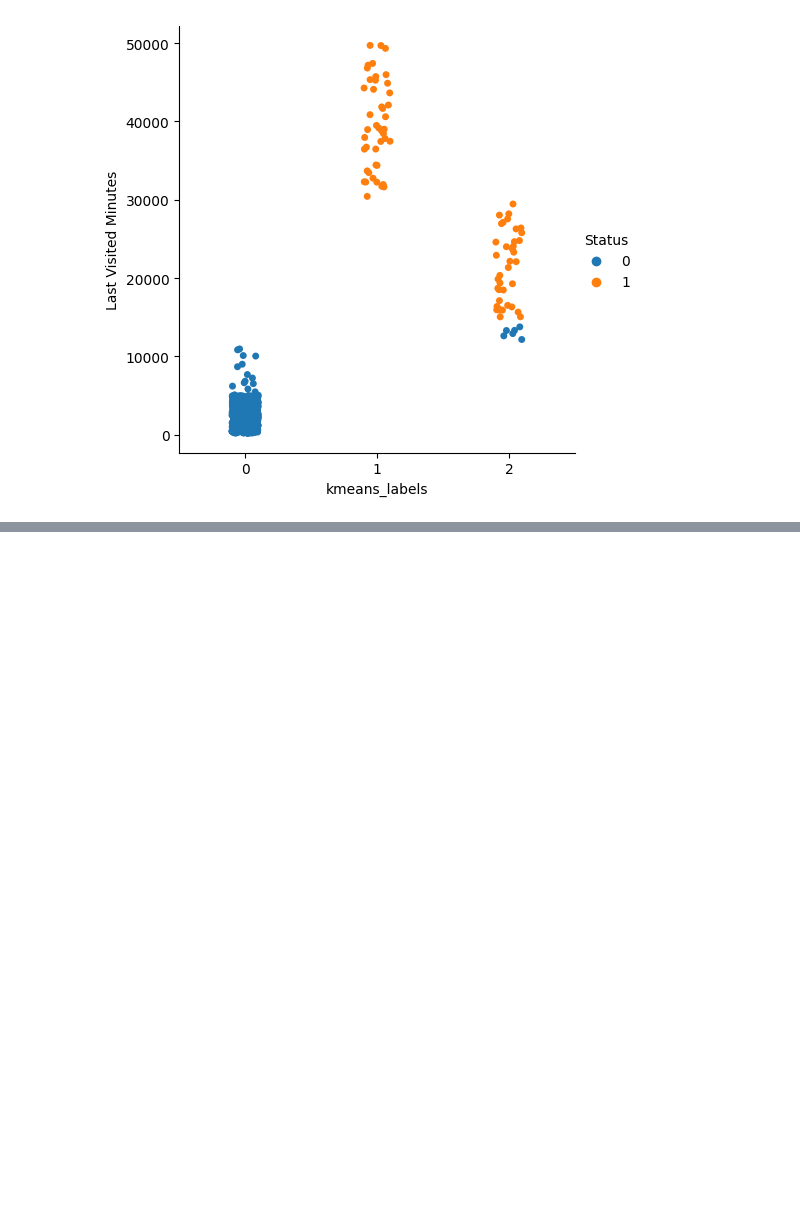
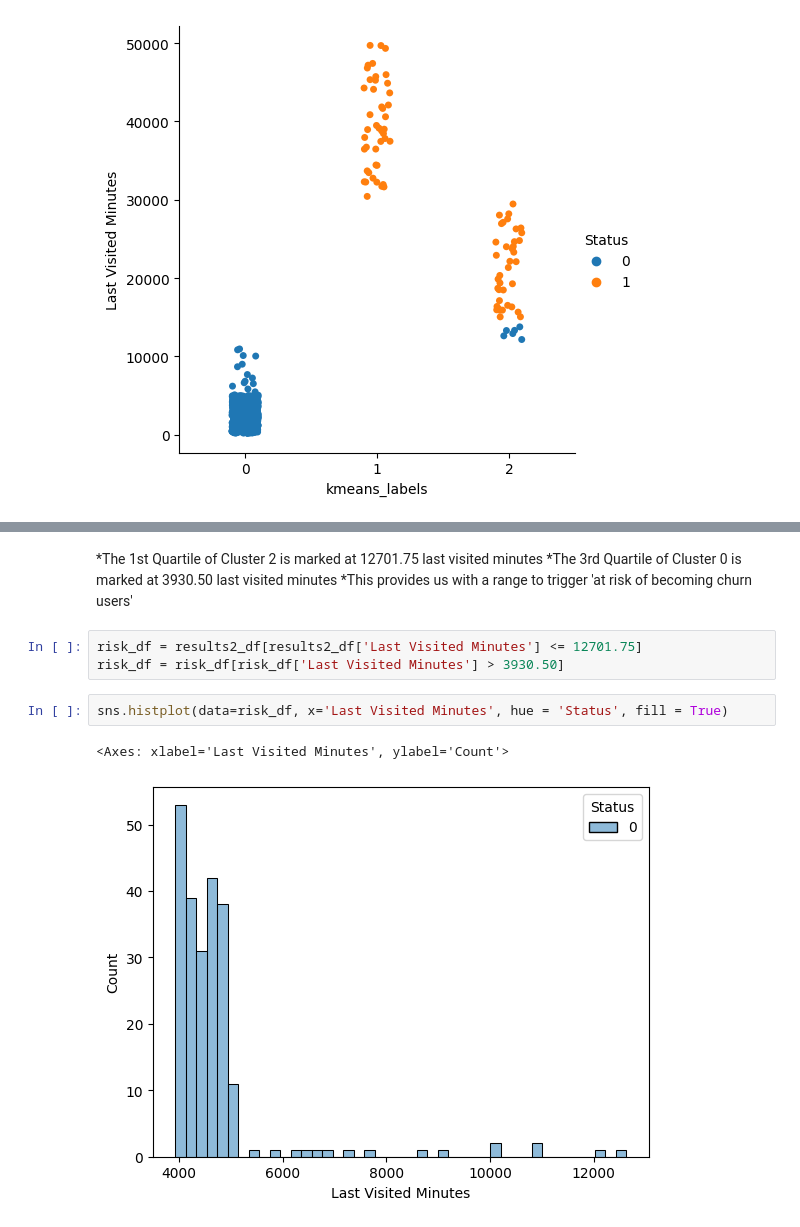
Before and after one commit to brittabeta/Data-Engineering-Duke, a Jupyter notebook: AppUserSegmentation.ipynb, the cells around one changed output, grey strips where cells are left out. Cells and saved outputs as stored; diff of their text form; blank space fills up the shorter version.

```diff
--- a/AppUserSegmentation.ipynb
+++ b/AppUserSegmentation.ipynb
@@ -278,0 +322,12 @@ sns.catplot(data = results2_df, x = 'kmeans_labels', y = 'Last Visited Minutes',
+# %% [markdown]
+*The 1st Quartile of Cluster 2 is marked at 12701.75 last visited minutes
+*The 3rd Quartile of Cluster 0 is marked at 3930.50 last visited minutes
+*This provides us with a range to trigger 'at risk of becoming churn users'
+# %%
+risk_df = results2_df[results2_df['Last Visited Minutes'] <= 12701.75]
+risk_df = risk_df[risk_df['Last Visited Minutes'] > 3930.50]
+# %%
+sns.histplot(data=risk_df, x='Last Visited Minutes', hue = 'Status', fill = True)
+# %% [output]
+<Axes: xlabel='Last Visited Minutes', ylabel='Count'>
+[figure, added]
```
Also changed, not shown: parts of 17 cells of this notebook.
